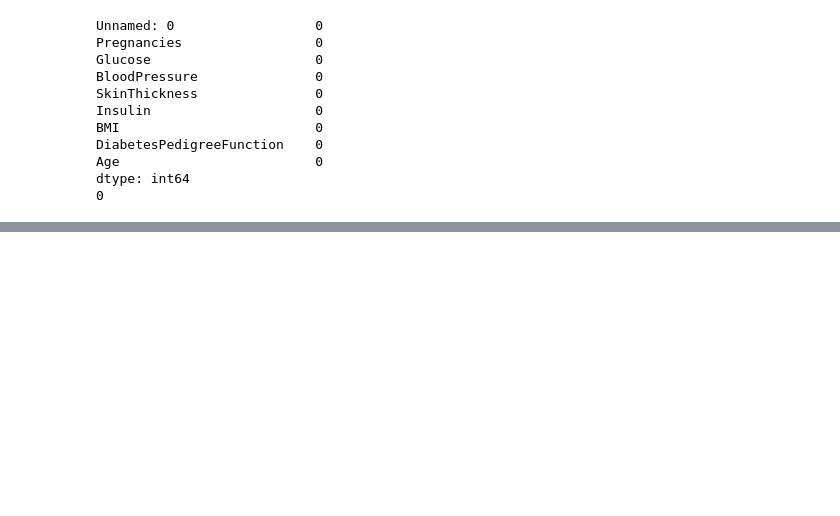
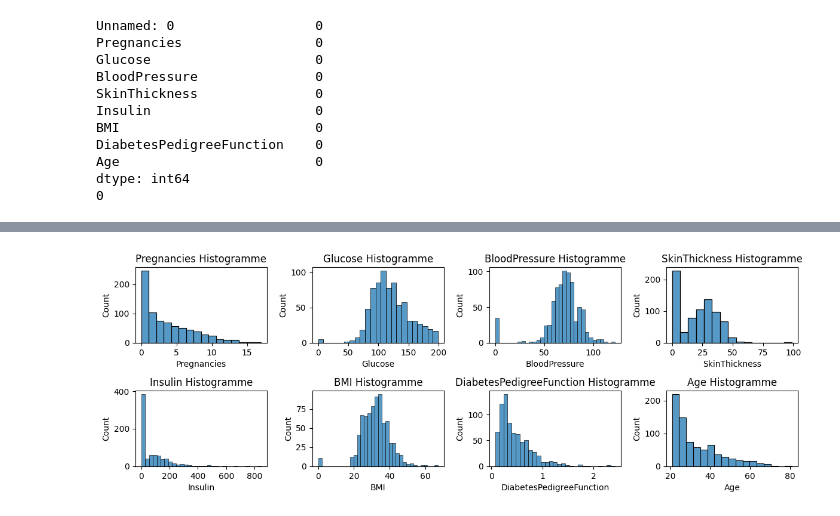
Before and after one commit to bouchta65/DiabetesTrackAI, a Jupyter notebook: src/app.ipynb, the cells around one changed output, grey strips where cells are left out. Drawn from its saved outputs; the diff is of its cells as text; code cells hidden in the pictures; blank space fills up the shorter version.

Commit message:
Analyse descriptive des données avec statistiques et histogrammes

```diff
--- a/src/app.ipynb
+++ b/src/app.ipynb
@@ -63,0 +79,21 @@ dtype: int64
+# %%
+import matplotlib.pyplot as mpt
+import seaborn as sbn
+
+# Histogrammes
+
+cols = ["Pregnancies","Glucose","BloodPressure","SkinThickness",
+        "Insulin","BMI","DiabetesPedigreeFunction","Age"]
+
+mpt.figure(figsize=(12, 8))
+for i,col in enumerate(cols,1):
+
+    mpt.subplot(4,4,i)
+    sbn.histplot(content[col])
+    mpt.title(f"{col} Histogramme")
+
+mpt.tight_layout()
+
+mpt.show()
+# %% [output]
+[figure, added]
```
Also changed, not shown: parts of 2 cells of this notebook.
